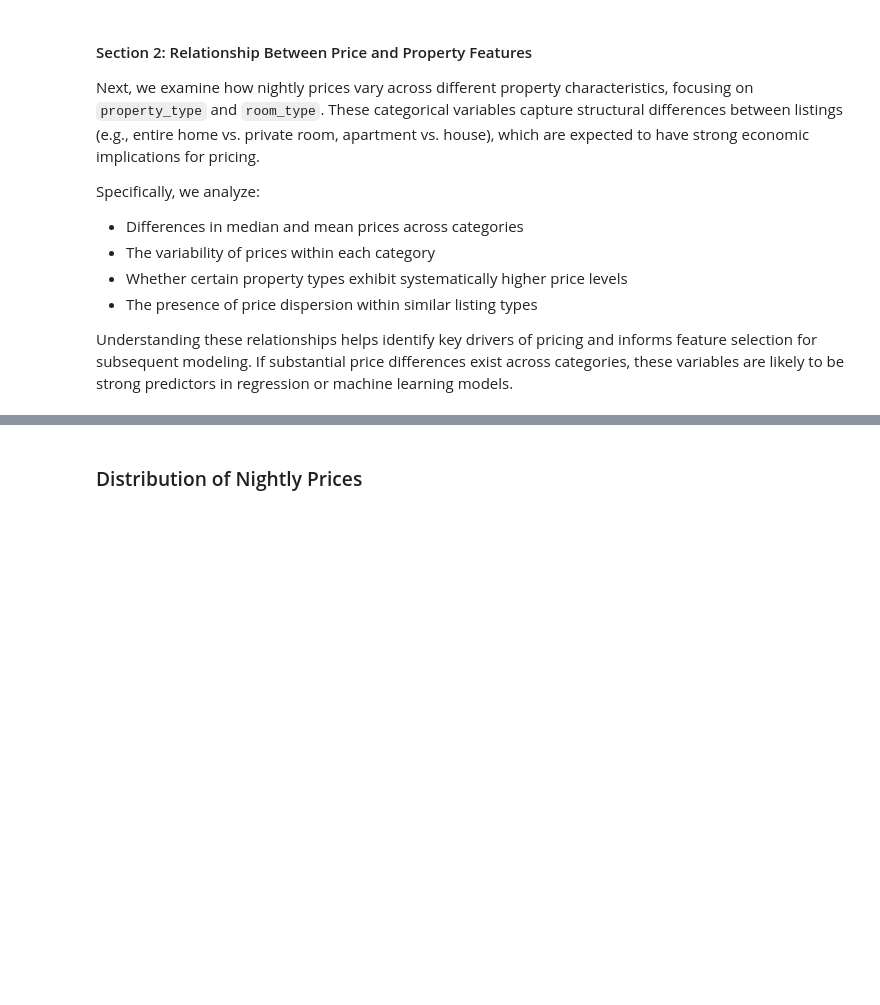
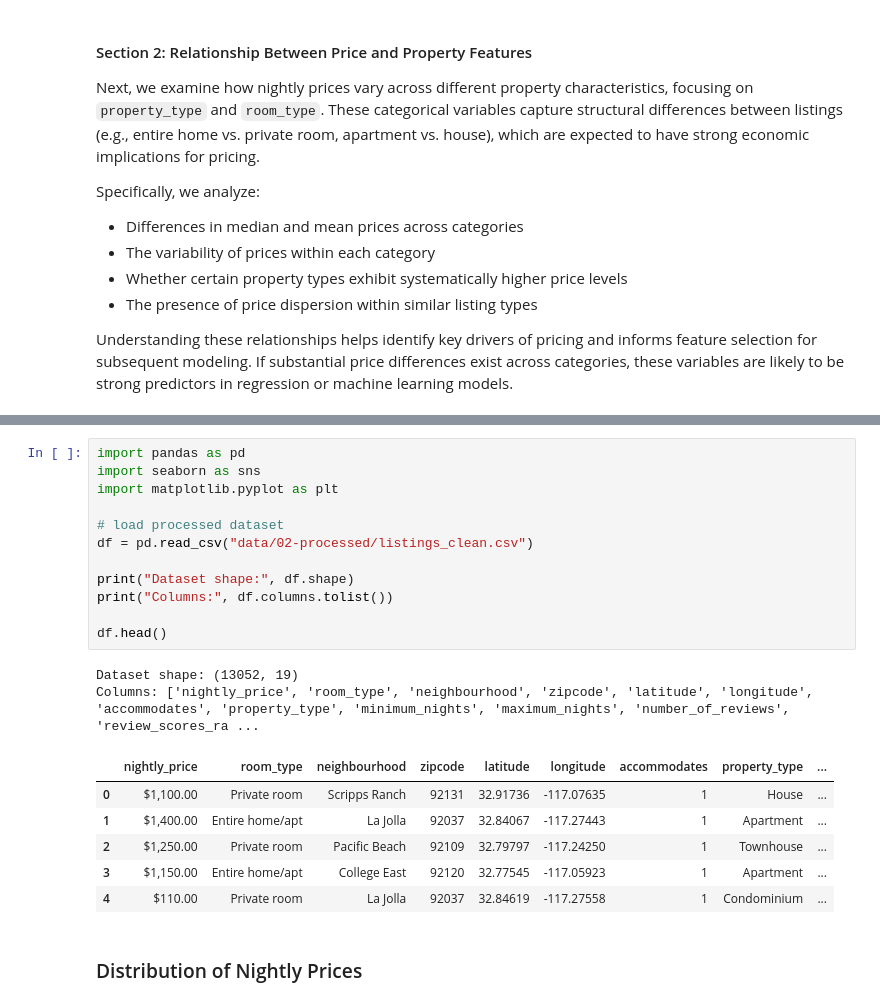
Before and after one commit to COGS108/Group082_WI26, a Jupyter notebook: 02-EDACheckpoint.ipynb, the cells around one changed output, grey strips where cells are left out. Saved outputs shown, nothing was run; the diff lists cells and outputs as text; blank space fills up the shorter version.

```diff
--- a/02-EDACheckpoint.ipynb
+++ b/02-EDACheckpoint.ipynb
@@ -517,3 +493,24 @@ Please note that you should consider the use of python modules in your work.  An
+# %%
+import pandas as pd
+import seaborn as sns
+import matplotlib.pyplot as plt
+
+# load processed dataset
+df = pd.read_csv("data/02-processed/listings_clean.csv")
+
+print("Dataset shape:", df.shape)
+print("Columns:", df.columns.tolist())
+
+df.head()
+# %% [output]
+Dataset shape: (13052, 19)
+Columns: ['nightly_price', 'room_type', 'neighbourhood', 'zipcode', 'latitude', 'longitude', 'accommodates', 'property_type', 'minimum_nights', 'maximum_nights', 'number_of_reviews', 'review_scores_ra ...
+|  | nightly_price | room_type | neighbourhood | zipcode | latitude | longitude | accommodates | property_type | ... |
+| 0 | $1,100.00 | Private room | Scripps Ranch | 92131 | 32.91736 | -117.07635 | 1 | House | ... |
+| 1 | $1,400.00 | Entire home/apt | La Jolla | 92037 | 32.84067 | -117.27443 | 1 | Apartment | ... |
+| 2 | $1,250.00 | Private room | Pacific Beach | 92109 | 32.79797 | -117.24250 | 1 | Townhouse | ... |
+| 3 | $1,150.00 | Entire home/apt | College East | 92120 | 32.77545 | -117.05923 | 1 | Apartment | ... |
+| 4 | $110.00 | Private room | La Jolla | 92037 | 32.84619 | -117.27558 | 1 | Condominium | ... |
 # %% [markdown]
 ### Distribution of Nightly Prices
 # %%
```
Also changed, not shown: parts of 30 cells of this notebook, 1 other file.
